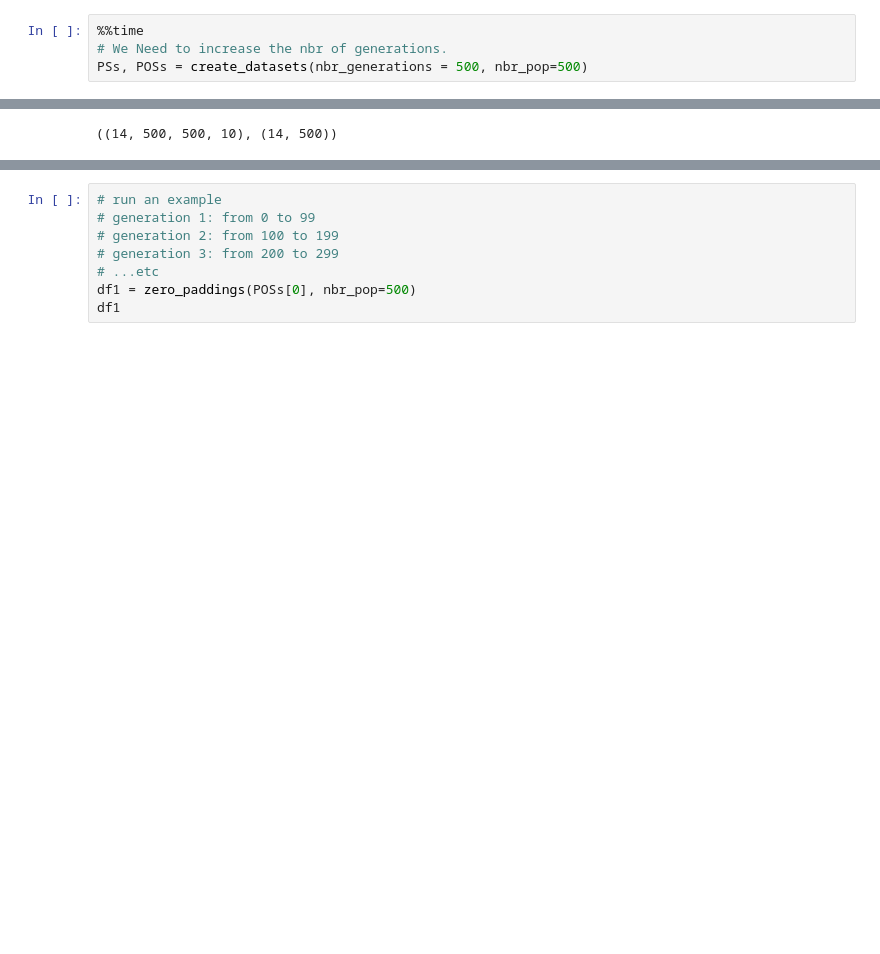
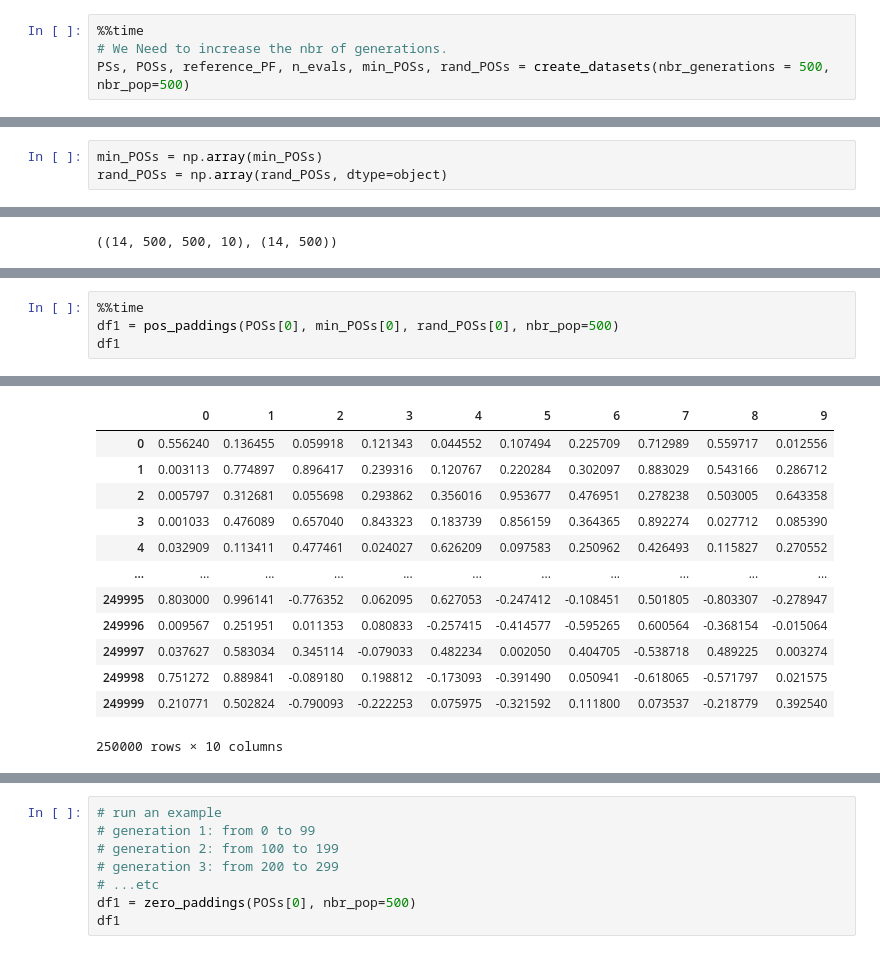
Before and after one commit to ilyesBoukraa/DMOOP_and_DL, a Jupyter notebook: build_datasets-v1.ipynb, the cells around one changed output, grey strips where cells are left out. Saved outputs shown, nothing was run; the diff lists cells and outputs as text; blank space fills up the shorter version.

Commit message:
a better technique then zero paddings

```diff
--- a/build_datasets-v1.ipynb
+++ b/build_datasets-v1.ipynb
@@ -62,5 +121,5 @@ def create_datasets(nbr_generations = 100, nbr_pop=100):
 # %%
 %%time
 # We Need to increase the nbr of generations.
-PSs, POSs = create_datasets(nbr_generations = 500, nbr_pop=500)
+PSs, POSs, reference_PF, n_evals, min_POSs, rand_POSs = create_datasets(nbr_generations = 500, nbr_pop=500)
 # %% [output]
@@ -83,0 +153,3 @@ n_gen  |  n_eval  | n_nds  |      igd      |       gd      |       hv
+# %%
+min_POSs = np.array(min_POSs)
+rand_POSs = np.array(rand_POSs, dtype=object)
@@ -90,0 +265,5 @@ np.array(PSs).shape, np.array(POSs).shape
+# %%
+%%time
+df1 = pos_paddings(POSs[0], min_POSs[0], rand_POSs[0], nbr_pop=500)
+df1
+# %% [output]
@@ -91 +271,14 @@ np.array(PSs).shape, np.array(POSs).shape
+|  | 0 | 1 | 2 | 3 | 4 | 5 | 6 | 7 | 8 | 9 |
+| 0 | 0.556240 | 0.136455 | 0.059918 | 0.121343 | 0.044552 | 0.107494 | 0.225709 | 0.712989 | 0.559717 | 0.012556 |
+| 1 | 0.003113 | 0.774897 | 0.896417 | 0.239316 | 0.120767 | 0.220284 | 0.302097 | 0.883029 | 0.543166 | 0.286712 |
+| 2 | 0.005797 | 0.312681 | 0.055698 | 0.293862 | 0.356016 | 0.953677 | 0.476951 | 0.278238 | 0.503005 | 0.643358 |
+| 3 | 0.001033 | 0.476089 | 0.657040 | 0.843323 | 0.183739 | 0.856159 | 0.364365 | 0.892274 | 0.027712 | 0.085390 |
+| 4 | 0.032909 | 0.113411 | 0.477461 | 0.024027 | 0.626209 | 0.097583 | 0.250962 | 0.426493 | 0.115827 | 0.270552 |
+| ... | ... | ... | ... | ... | ... | ... | ... | ... | ... | ... |
+| 249995 | 0.803000 | 0.996141 | -0.776352 | 0.062095 | 0.627053 | -0.247412 | -0.108451 | 0.501805 | -0.803307 | -0.278947 |
+| 249996 | 0.009567 | 0.251951 | 0.011353 | 0.080833 | -0.257415 | -0.414577 | -0.595265 | 0.600564 | -0.368154 | -0.015064 |
+| 249997 | 0.037627 | 0.583034 | 0.345114 | -0.079033 | 0.482234 | 0.002050 | 0.404705 | -0.538718 | 0.489225 | 0.003274 |
+| 249998 | 0.751272 | 0.889841 | -0.089180 | 0.198812 | -0.173093 | -0.391490 | 0.050941 | -0.618065 | -0.571797 | 0.021575 |
+| 249999 | 0.210771 | 0.502824 | -0.790093 | -0.222253 | 0.075975 | -0.321592 | 0.111800 | 0.073537 | -0.218779 | 0.392540 |
+250000 rows × 10 columns
 # %%
```
Also changed, not shown: parts of 19 cells of this notebook.
